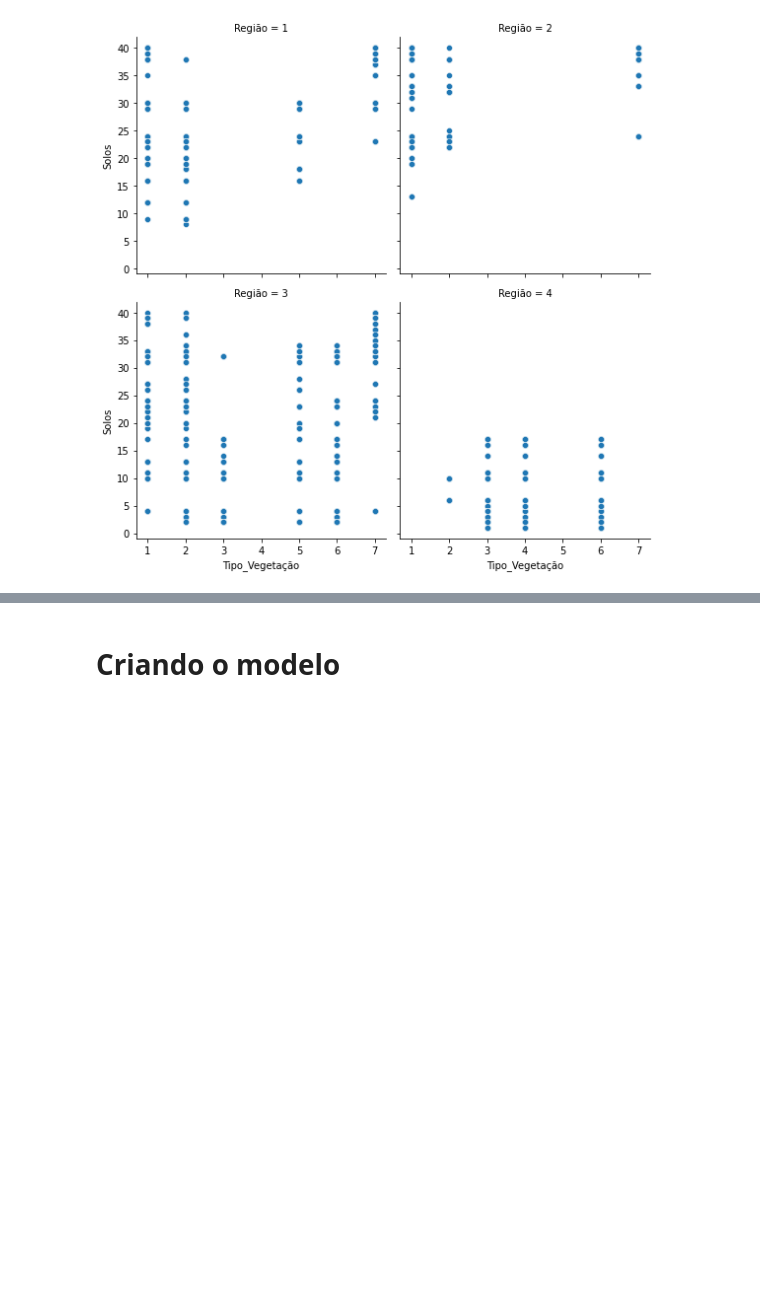
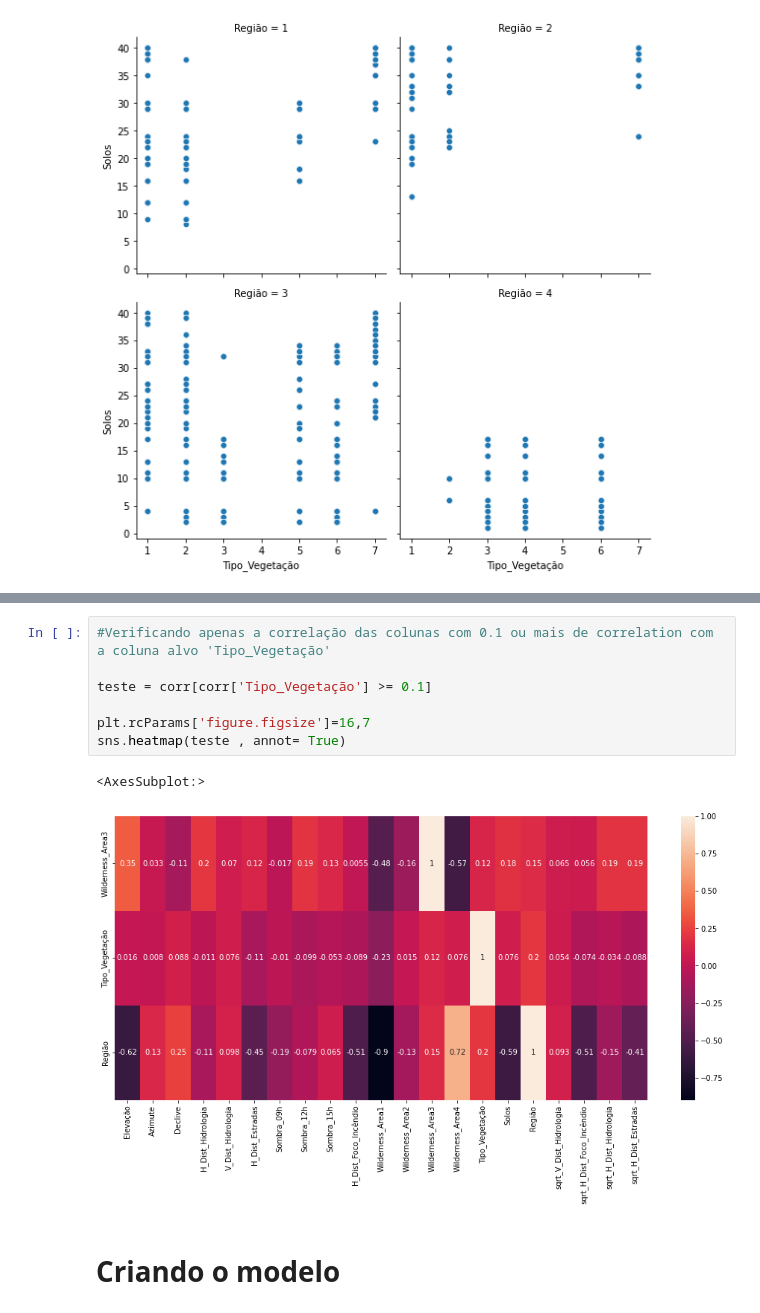
Before and after one commit to GARCl-A/Forest-Cover-Type-Prediction, a Jupyter notebook: main.ipynb, the cells around one changed output, grey strips where cells are left out. Drawn from its saved outputs; the diff is of its cells as text; blank space fills up the shorter version.

```diff
--- a/main.ipynb
+++ b/main.ipynb
@@ -193,3 +211,13 @@ grafico5.map(sns.scatterplot,'Tipo_Vegetação','Solos')
+# %%
+#Verificando apenas a correlação das colunas com 0.1 ou mais de correlation com a coluna alvo 'Tipo_Vegetação'
+
+teste = corr[corr['Tipo_Vegetação'] >= 0.1]
+
+plt.rcParams['figure.figsize']=16,7
+sns.heatmap(teste , annot= True)
+# %% [output]
+<AxesSubplot:>
+[figure, added]
 # %% [markdown]
 # Criando o modelo
 # %% [markdown]
```
Also changed, not shown: parts of 13 cells of this notebook, 8 other files.
